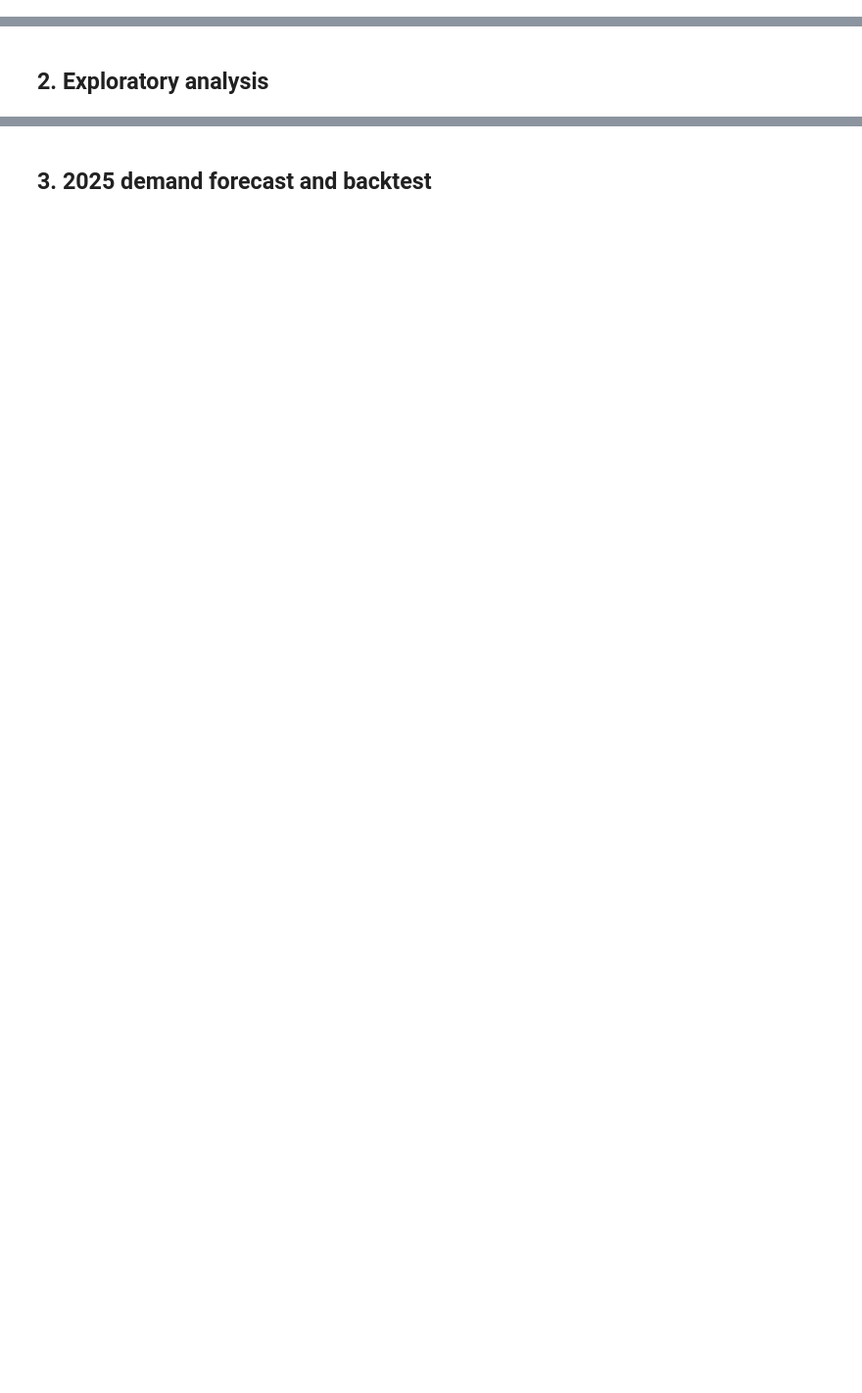
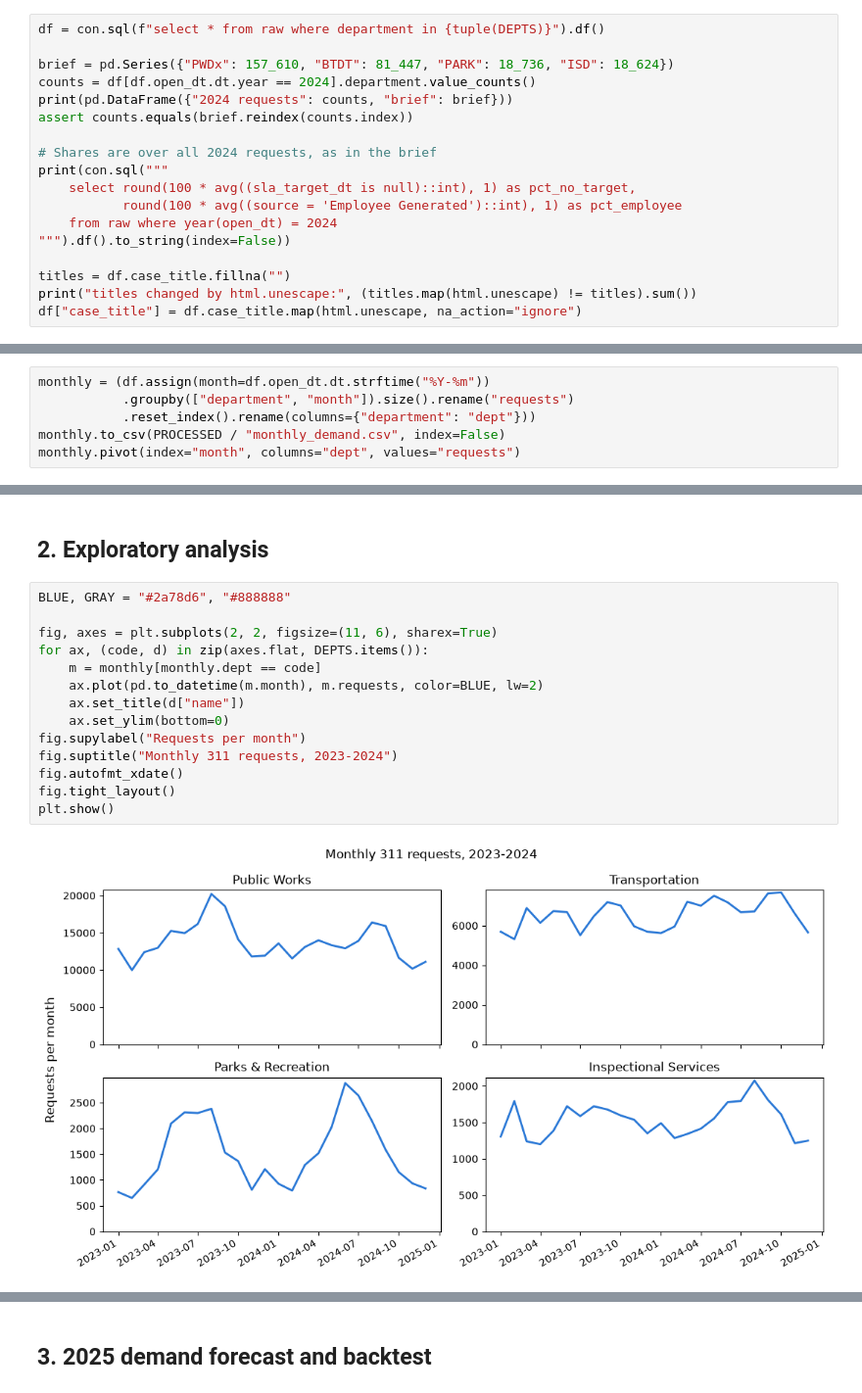
Before and after one commit to nishanth3112/Bos311-Crew-Planner, a Jupyter notebook: notebooks/boston311_crew_planner.ipynb, the cells around one changed output, grey strips where cells are left out. Shown at 98% size. Cells and saved outputs as stored; diff of their text form; blank space fills up the shorter version.

```diff
--- a/notebooks/boston311_crew_planner.ipynb
+++ b/notebooks/boston311_crew_planner.ipynb
@@ -59,0 +89,18 @@ LLM_MODEL: openai/gpt-oss-20b
+# %%
+df = con.sql(f"select * from raw where department in {tuple(DEPTS)}").df()
+
+brief = pd.Series({"PWDx": 157_610, "BTDT": 81_447, "PARK": 18_736, "ISD": 18_624})
+counts = df[df.open_dt.dt.year == 2024].department.value_counts()
+print(pd.DataFrame({"2024 requests": counts, "brief": brief}))
+assert counts.equals(brief.reindex(counts.index))
+
+# Shares are over all 2024 requests, as in the brief
+print(con.sql("""
+    select round(100 * avg((sla_target_dt is null)::int), 1) as pct_no_target,
+           round(100 * avg((source = 'Employee Generated')::int), 1) as pct_employee
+    from raw where year(open_dt) = 2024
+""").df().to_string(index=False))
+
+titles = df.case_title.fillna("")
+print("titles changed by html.unescape:", (titles.map(html.unescape) != titles).sum())
+df["case_title"] = df.case_title.map(html.unescape, na_action="ignore")
@@ -59,0 +116,6 @@ LLM_MODEL: openai/gpt-oss-20b
+# %%
+monthly = (df.assign(month=df.open_dt.dt.strftime("%Y-%m"))
+           .groupby(["department", "month"]).size().rename("requests")
+           .reset_index().rename(columns={"department": "dept"}))
+monthly.to_csv(PROCESSED / "monthly_demand.csv", index=False)
+monthly.pivot(index="month", columns="dept", values="requests")
@@ -60,2 +141,18 @@ LLM_MODEL: openai/gpt-oss-20b
 # %% [markdown]
 ## 2. Exploratory analysis
+# %%
+BLUE, GRAY = "#2a78d6", "#888888"
+
+fig, axes = plt.subplots(2, 2, figsize=(11, 6), sharex=True)
+for ax, (code, d) in zip(axes.flat, DEPTS.items()):
+    m = monthly[monthly.dept == code]
+    ax.plot(pd.to_datetime(m.month), m.requests, color=BLUE, lw=2)
+    ax.set_title(d["name"])
+    ax.set_ylim(bottom=0)
+fig.supylabel("Requests per month")
+fig.suptitle("Monthly 311 requests, 2023-2024")
+fig.autofmt_xdate()
+fig.tight_layout()
+plt.show()
+# %% [output]
+[figure, added]
```
Also changed, not shown: parts of 17 cells of this notebook, 3 other files.
